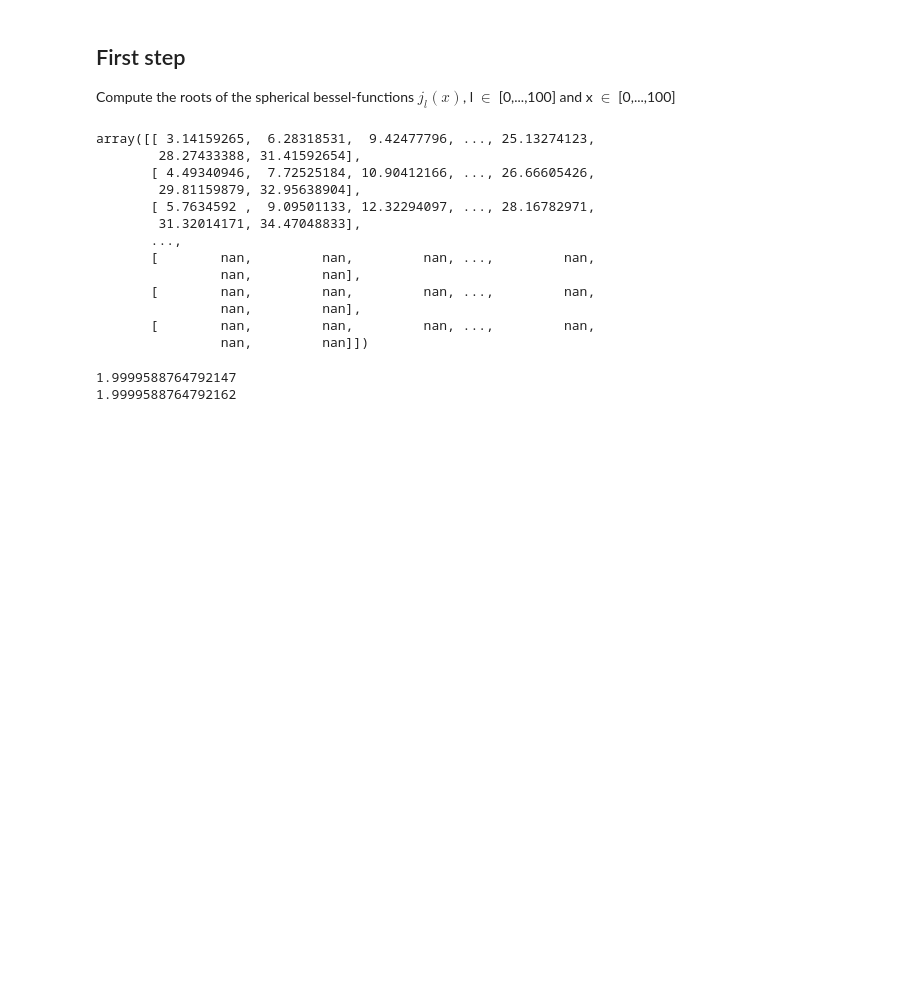
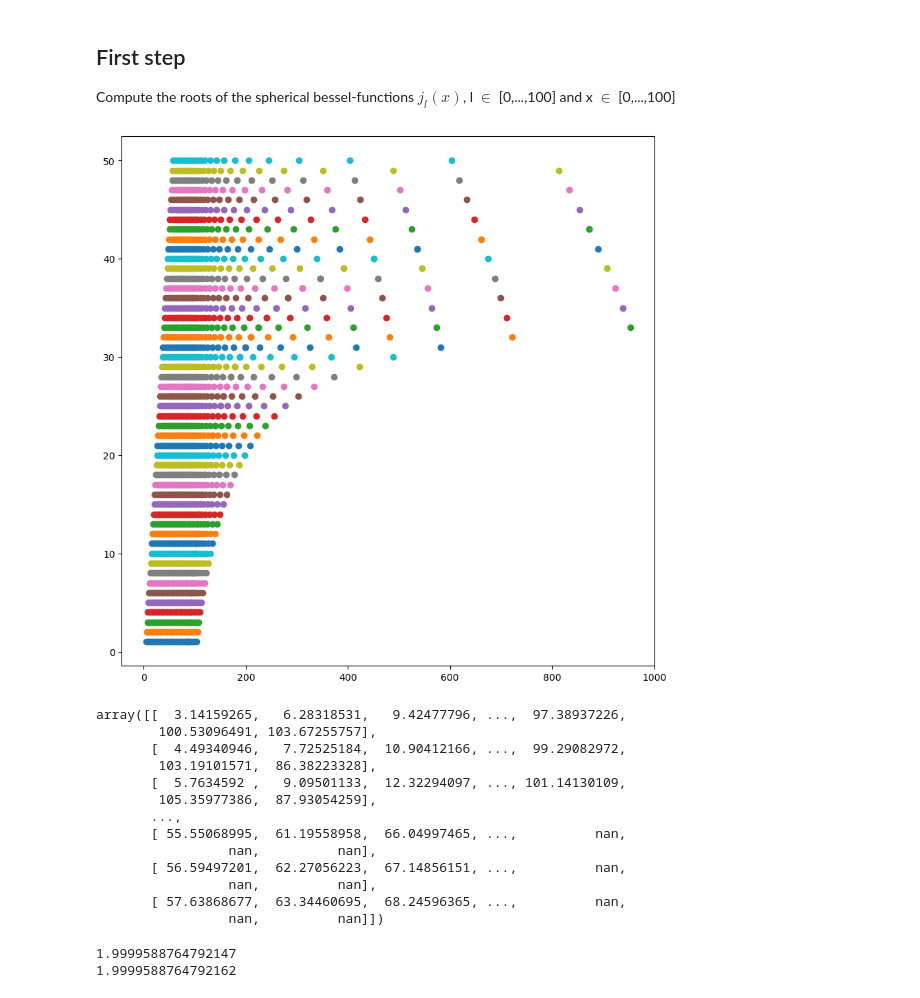
Before and after one commit to TobiLeitgeb/ComputationalPhysics_VO_code, a Jupyter notebook: main.ipynb, the cells around one changed output. Cells and saved outputs as stored; diff of their text form; code cells hidden in the pictures; blank space fills up the shorter version.

Commit message:
improved bessel

```diff
--- a/main.ipynb
+++ b/main.ipynb
@@ -14,19 +15,28 @@ roots_li = bessel_roots(l_max, n_roots,scipy = False)
+# %%
+n_roots = 33 # index i
+l_max = 50
+roots_li = bessel_roots(l_max, n_roots,scipy = True)
+plt.figure(figsize=(10,10))
+for i in range(1,l_max+1):
+    plt.plot(roots_li[i],np.zeros(len(roots_li[i]))+i,'o')
+# %% [output]
+[figure, added]
 # %%
 roots_li
 # %% [output]
-array([[ 3.14159265,  6.28318531,  9.42477796, ..., 25.13274123,
-        28.27433388, 31.41592654],
-       [ 4.49340946,  7.72525184, 10.90412166, ..., 26.66605426,
-        29.81159879, 32.95638904],
-       [ 5.7634592 ,  9.09501133, 12.32294097, ..., 28.16782971,
-        31.32014171, 34.47048833],
+array([[  3.14159265,   6.28318531,   9.42477796, ...,  97.38937226,
+        100.53096491, 103.67255757],
+       [  4.49340946,   7.72525184,  10.90412166, ...,  99.29082972,
+        103.19101571,  86.38223328],
+       [  5.7634592 ,   9.09501133,  12.32294097, ..., 101.14130109,
+        105.35977386,  87.93054259],
        ...,
-       [        nan,         nan,         nan, ...,         nan,
-                nan,         nan],
-       [        nan,         nan,         nan, ...,         nan,
-                nan,         nan],
-       [        nan,         nan,         nan, ...,         nan,
-                nan,         nan]])
+       [ 55.55068995,  61.19558958,  66.04997465, ...,          nan,
+                 nan,          nan],
+       [ 56.59497201,  62.27056223,  67.14856151, ...,          nan,
+                 nan,          nan],
+       [ 57.63868677,  63.34460695,  68.24596365, ...,          nan,
+                 nan,          nan]])
 # %%
 # R = 10 fm
 R  = 10 #* 1e-15
```
Also changed, not shown: parts of 2 cells of this notebook, 1 other file.
